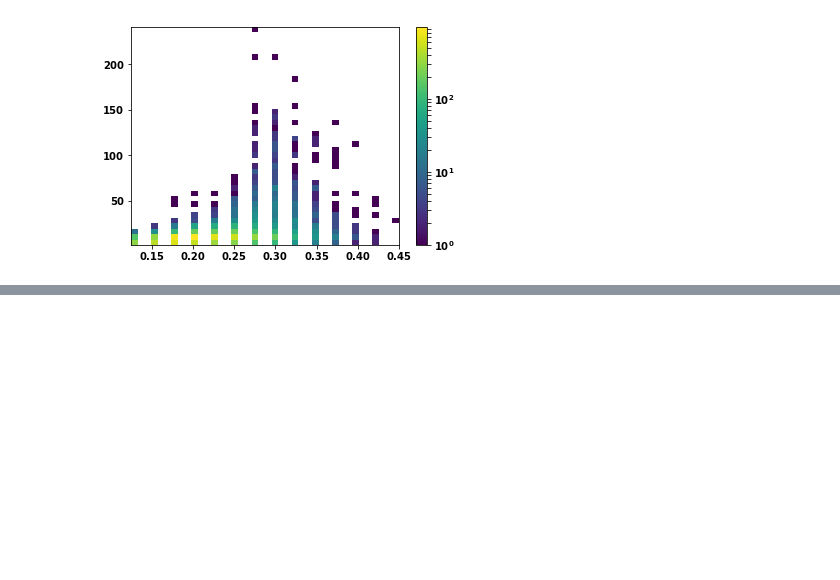
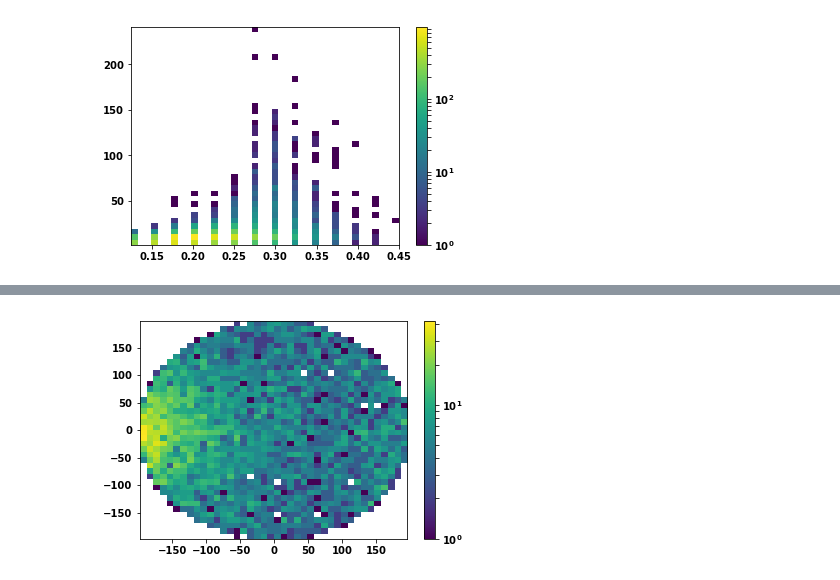
Before and after one commit to neuslopez/ICARO, a Jupyter notebook: CoMC.ipynb, the cells around one changed output, grey strips where cells are left out. Cells and saved outputs as stored; diff of their text form; code cells hidden in the pictures; blank space fills up the shorter version.

```diff
--- a/CoMC.ipynb
+++ b/CoMC.ipynb
@@ -58,17 +58,22 @@ print('Keys of S2Sidf panda dataframe: {} '.format(S2Sidf.keys()))
 # Convert S12df object  (an S12 pytable read as a PD dataframe) and return an S12L dictionary (list of dict, first dict)
 S1dict = pf.df_to_pmaps_dict(S1df,10000)
 S2dict = pf.df_to_pmaps_dict(S2df,10000)
+S2Sidict = pf.df_to_s2si_dict (S2Sidf,10000)
 
 
 evid_S1min = sorted(S1dict.keys())[0]
 evid_S1max = sorted(S1dict.keys())[-1]
 evid_S2min = sorted(S2dict.keys())[0]
 evid_S2max = sorted(S2dict.keys())[-1]
+evid_S2Simin = sorted(S2Sidict.keys())[0]
+evid_S2Simax = sorted(S2Sidict.keys())[-1]
 print('First/last event ID (first item in sorted S1 dictionary): {}/{}'.format(evid_S1min,evid_S1max))
 print('First/last event ID (first item in sorted S2 dictionary): {}/{}'.format(evid_S2min,evid_S2max))
+print('First/last event ID (first item in sorted S2Si dictionary): {}/{}'.format(evid_S2Simin, evid_S2Simax))
 print('Total number of events in S1 = {}'.format(len(S1dict)))
 print('Total number of events in S2 = {}'.format(len(S2dict)))
-len(S1dict), type(S1dict), len(S2dict), type(S2dict)
+print('Total number of events in S2Si = {}'.format(len(S2Sidict)))
+len(S1dict), type(S1dict), len(S2dict), type(S2dict), len(S2Sidict), type(S2Sidict)
 # %% [output]
 /Users/neus/InvCities/data/irene/Co/pmaps_NEXT_v0_08_09_Co56_INTERNALPORTANODE_102_0_7bar__10000.root.h5
 S1df entries (tbins x events): 86917
@@ -326,0 +210,16 @@ plt.show()
+# %%
+filt_dict = lambda x, y: dict([ (i , x[i] ) for i in x if i in set(y) ])
+
+keys_S1 = set(S1dict.keys())
+keys_S2 = set(S2dict.keys())
+intsect = keys_S1 & keys_S2
+
+S1map   = filt_dict(S1dict,intsect)
+S2map   = filt_dict(S2dict,intsect)
+# %%
+keys_S2map =  set(S2map.keys())
+keys_S2Si  =  set(S2Sidict.keys())
+intsect = keys_S2map & keys_S2Si
+
+S2map_Si = filt_dict(S2map,intsect)
+S2Simap  = filt_dict(S2Sidict,intsect)
@@ -326,0 +250,2 @@ plt.show()
+# %%
+s2si = prop.S2SiProp(S2Simap)
@@ -326,0 +270,7 @@ plt.show()
+# %%
+from matplotlib.colors import LogNorm
+plt.hist2d(s2si.x, s2si.y, bins=40, norm=LogNorm())
+plt.colorbar()
+plt.show()
+# %% [output]
+[figure, added]
```
Also changed, not shown: parts of 41 cells of this notebook, 5 other files.
